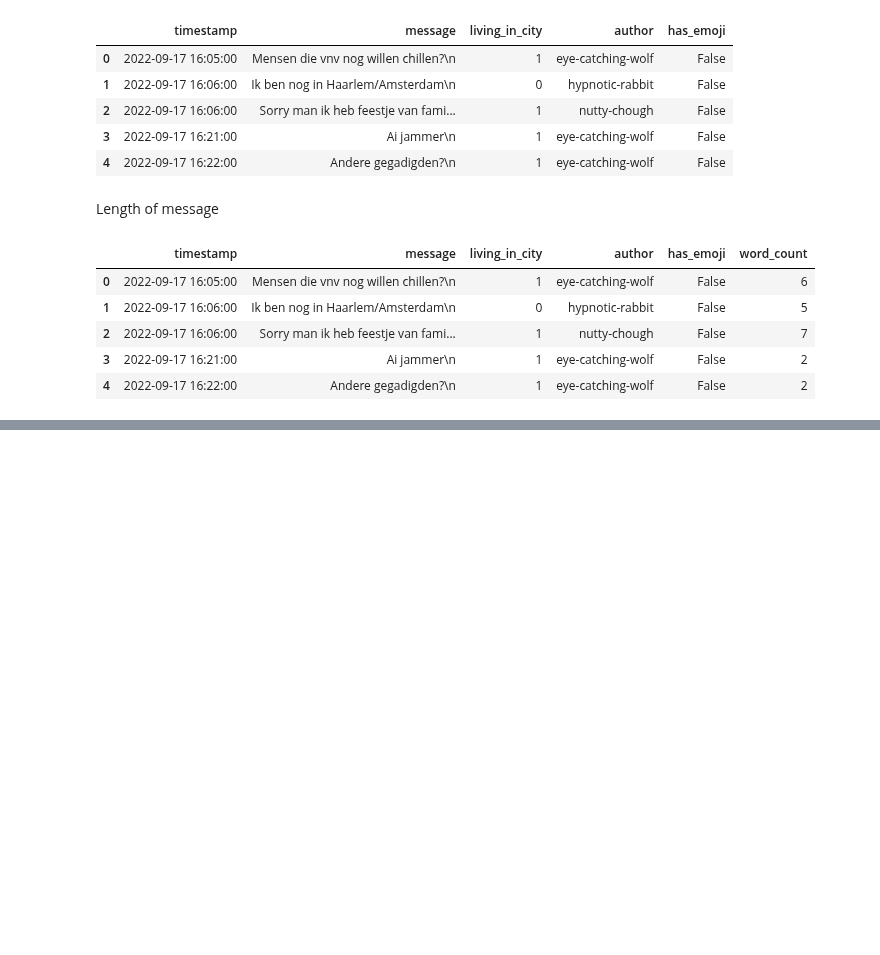
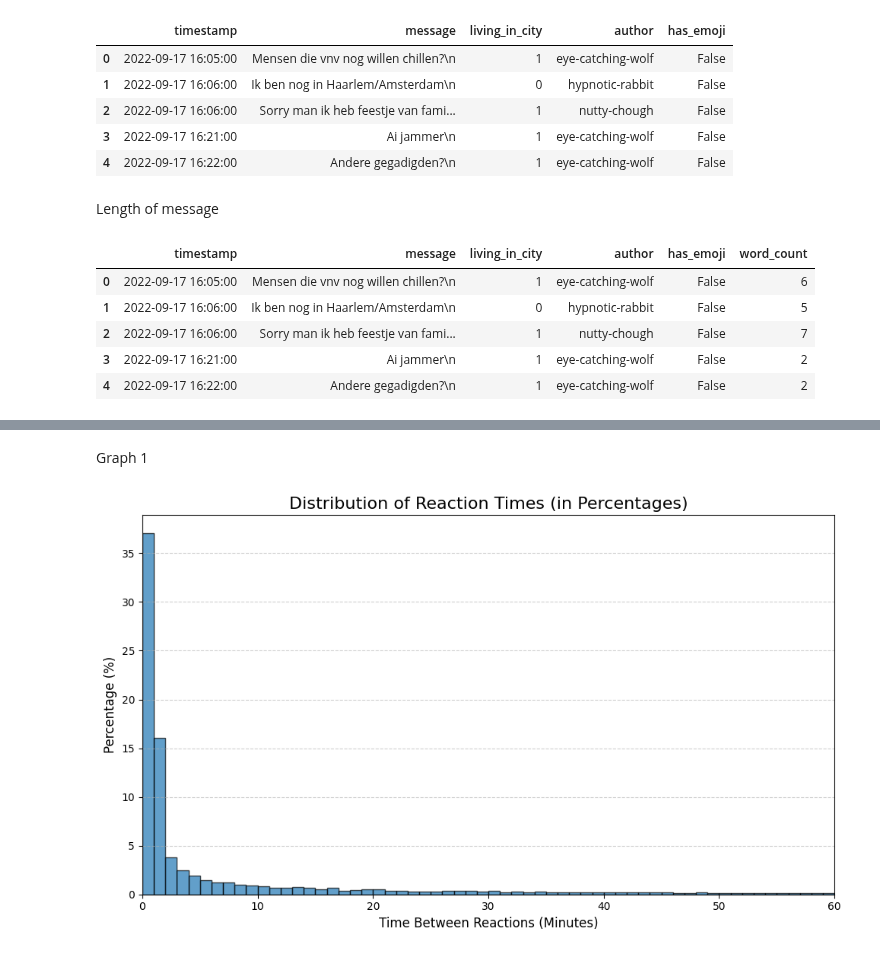
Before and after one commit to bashoogeventerink-max/DAV, a Jupyter notebook: notebooks/03-distributions.ipynb, the cells around one changed output, grey strips where cells are left out. Saved outputs shown, nothing was run; the diff lists cells and outputs as text; code cells hidden in the pictures; blank space fills up the shorter version.

Commit message:
update distribution notebook, added images

```diff
--- a/notebooks/03-distributions.ipynb
+++ b/notebooks/03-distributions.ipynb
@@ -44,8 +44,3 @@ df.head()
 | 2 | 2022-09-17 16:06:00 | Sorry man ik heb feestje van fami... | 1 | nutty-chough | False | 7 |
 | 3 | 2022-09-17 16:21:00 | Ai jammer\n | 1 | eye-catching-wolf | False | 2 |
 | 4 | 2022-09-17 16:22:00 | Andere gegadigden?\n | 1 | eye-catching-wolf | False | 2 |
-# %%
-import numpy as np
-
-df["log_len"] = df["word_count"].apply(lambda x: np.log(x))
-sns.histplot(df, x="log_len", kde=True)
@@ -54,0 +49,7 @@ sns.histplot(df, x="log_len", kde=True)
+# %%
+df['time_diff'] = df['timestamp'].diff()
+df['react_time_sec'] = df['time_diff'].dt.total_seconds()
+df['react_time_min'] = df['react_time_sec'] / 60
+df['react_time_hr'] = df['react_time_sec'] / 3600
+
+print(df.head())
@@ -54,0 +77,34 @@ sns.histplot(df, x="log_len", kde=True)
+# %% [markdown]
+Graph 1
+# %%
+import matplotlib.pyplot as plt
+import numpy as np
+import pandas as pd
+
+# Assuming df is your DataFrame with 'react_time_min'
+# Define the bins
+bins = np.arange(0, df['react_time_min'].max() + 1, 1)
+
+# Get the counts for each bin using numpy's histogram function
+counts, bin_edges = np.histogram(df['react_time_min'].dropna(), bins=bins)
+
+# Calculate the percentages
+total_entries = len(df['react_time_min'].dropna())
+percentages = (counts / total_entries) * 100
+
+plt.figure(figsize=(10, 6))
+
+# Plot the percentages using plt.bar()
+bin_centers = 0.5 * (bin_edges[:-1] + bin_edges[1:])
+plt.bar(bin_centers, percentages, width=1, edgecolor='black', alpha=0.7)
+
+plt.title('Distribution of Reaction Times (in Percentages)', fontsize=16)
+plt.xlabel('Time Between Reactions (Minutes)', fontsize=12)
+plt.ylabel('Percentage (%)', fontsize=12)
+plt.grid(axis='y', linestyle='--', alpha=0.6)
+plt.xlim(0, 60) # Keep the x-axis limit as requested
+
+plt.tight_layout()
+plt.savefig('reaction_time_percentage_hist.png')
+# %% [output]
+[figure, added]
```
Also changed, not shown: parts of 5 cells of this notebook, 6 other files.
